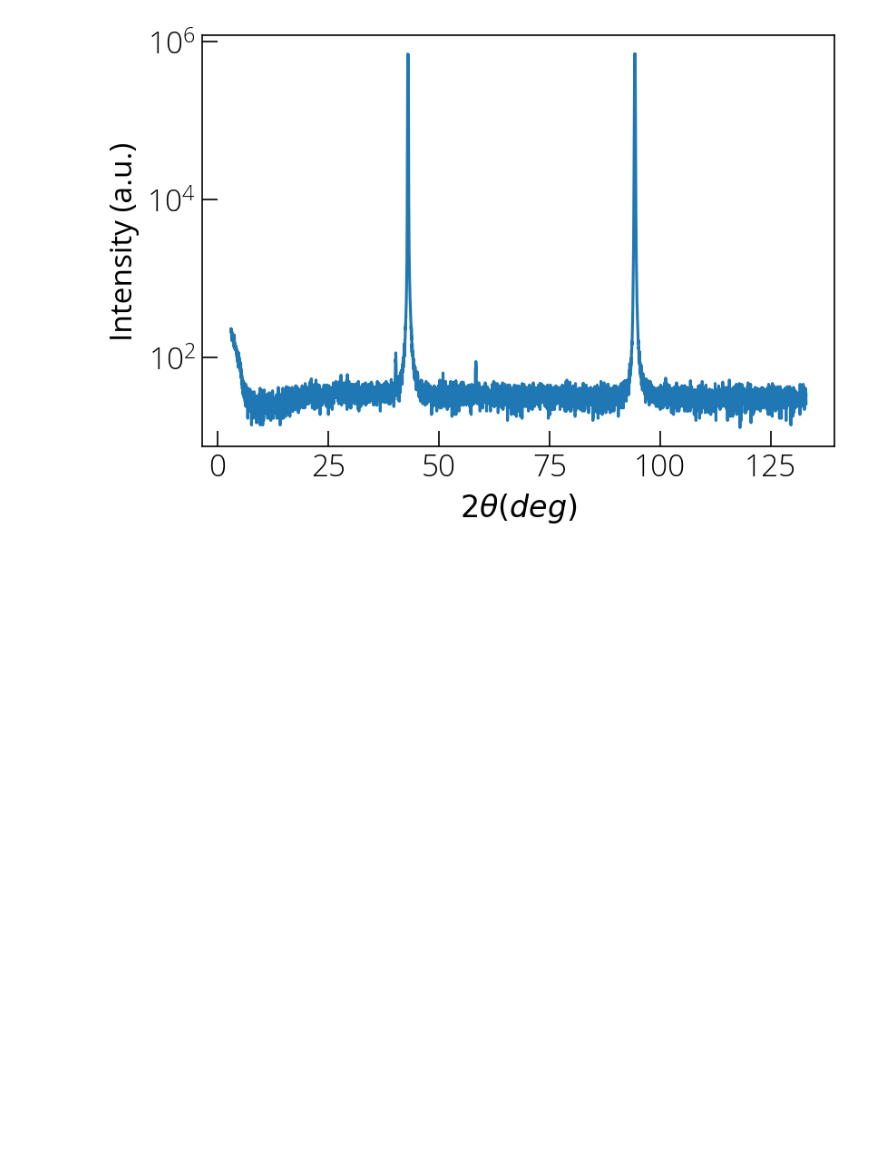
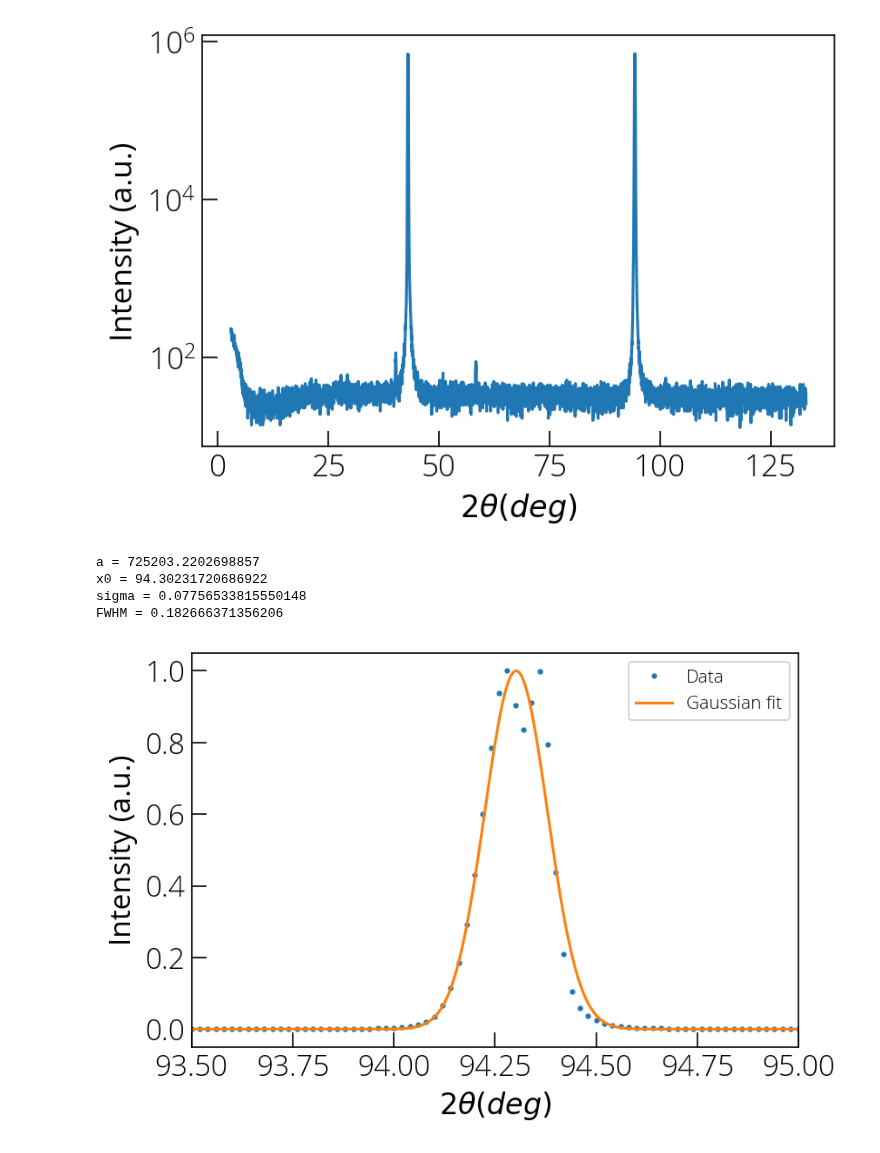
Before and after one commit to pranabdas/suvtools, a Jupyter notebook: notebooks/plots.ipynb, the cells around one changed output. Saved outputs shown, nothing was run; the diff lists cells and outputs as text; code cells hidden in the pictures; blank space fills up the shorter version.

```diff
--- a/notebooks/plots.ipynb
+++ b/notebooks/plots.ipynb
@@ -22,6 +18,6 @@ data.head()
 # %%
-x = data["2Theta"]
-y = data["Detector"]
+x = data[:, 0]
+y = data[:, 6]
 # %%
 plt.semilogy(x, y)
 plt.xlabel("$2\\theta (deg)$")
@@ -29,3 +25,20 @@ plt.ylabel("Intensity (a.u.)")
 plt.show()
 # %% [output]
 [figure]
+# %%
+x_fit, y_fit = suv.fit_gauss(x, y, xmin=93, xmax=95)
+# %% [output]
+a = 725203.2202698857
+x0 = 94.30231720686922
+sigma = 0.07756533815550148
+FWHM = 0.182666371356206
+# %%
+plt.plot(x, y/max(y), 'o', markersize=2, label='Data')
+plt.plot(x_fit, y_fit/max(y_fit), label='Gaussian fit')
+plt.xlabel("$2\\theta (deg)$")
+plt.ylabel("Intensity (a.u.)")
+plt.xlim(93.5, 95)
+plt.legend()
+plt.show()
+# %% [output]
+[figure, added]
```
Also changed, not shown: parts of 3 cells of this notebook, 6 other files.
